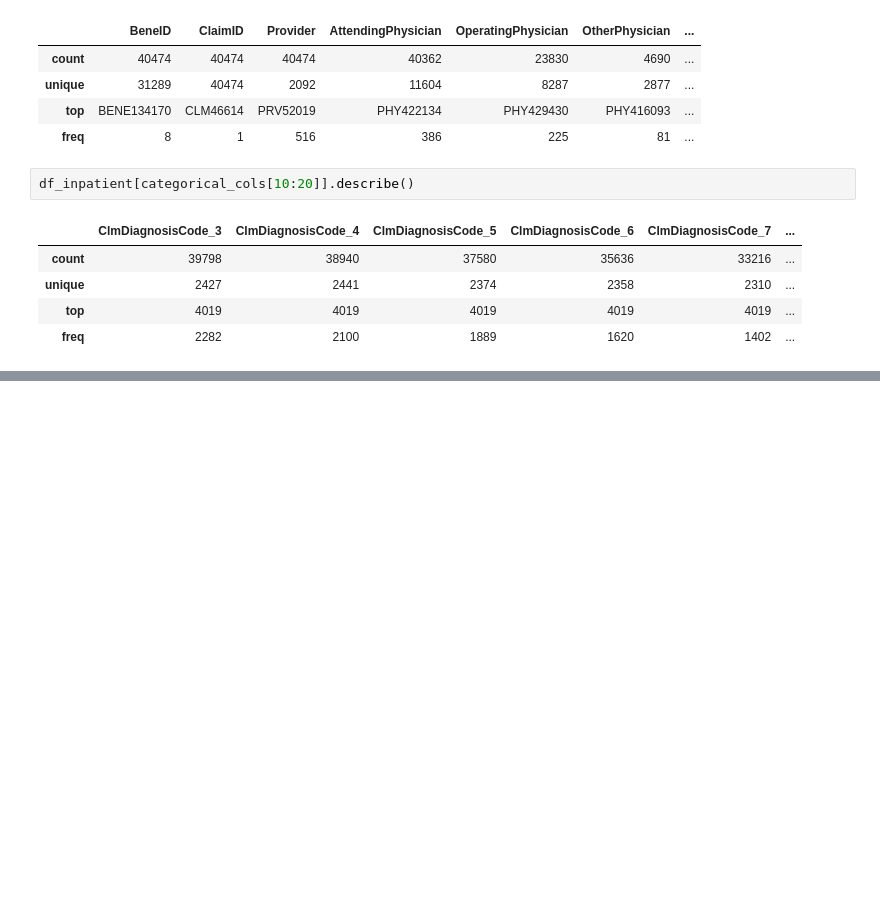
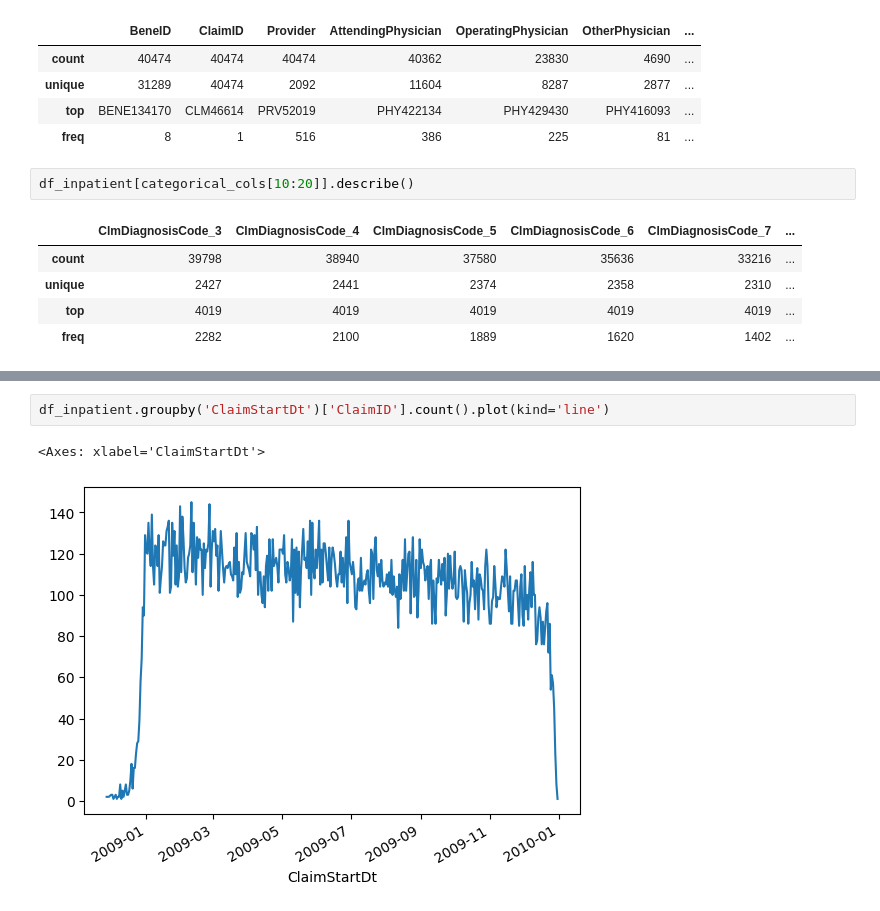
Before and after one commit to bkdevart/health_claims, a Jupyter notebook: health-claims.ipynb, the cells around one changed output, grey strips where cells are left out. Drawn from its saved outputs; the diff is of its cells as text; blank space fills up the shorter version.

Commit message:
Started time series study of claim counts, additional notes on reasons for date discrepancies

```diff
--- a/health-claims.ipynb
+++ b/health-claims.ipynb
@@ -232,0 +296,5 @@ df_inpatient[categorical_cols[10:20]].describe()
+# %%
+df_inpatient.groupby('ClaimStartDt')['ClaimID'].count().plot(kind='line')
+# %% [output]
+<Axes: xlabel='ClaimStartDt'>
+[figure, added]
```
Also changed, not shown: parts of 10 cells of this notebook.
